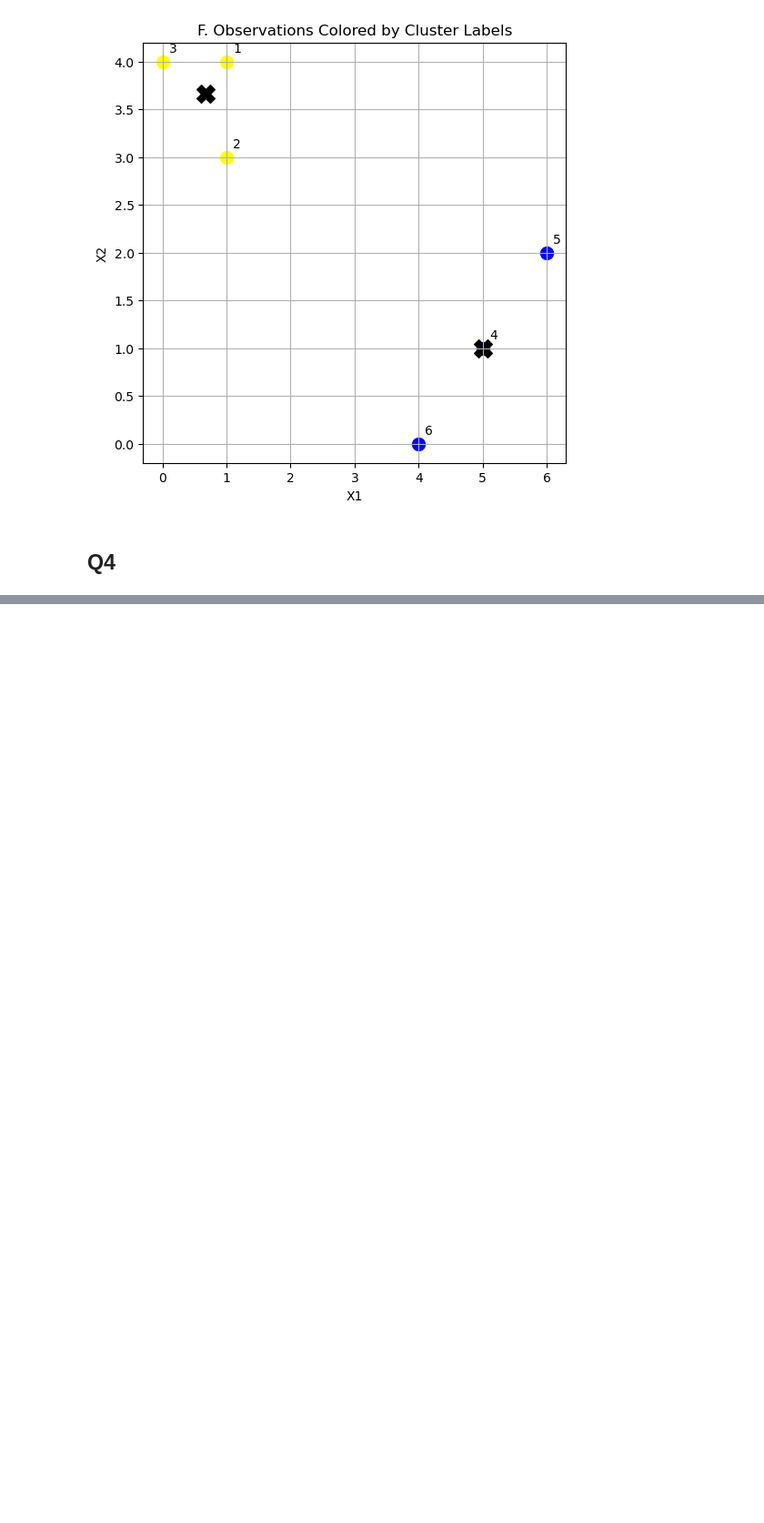
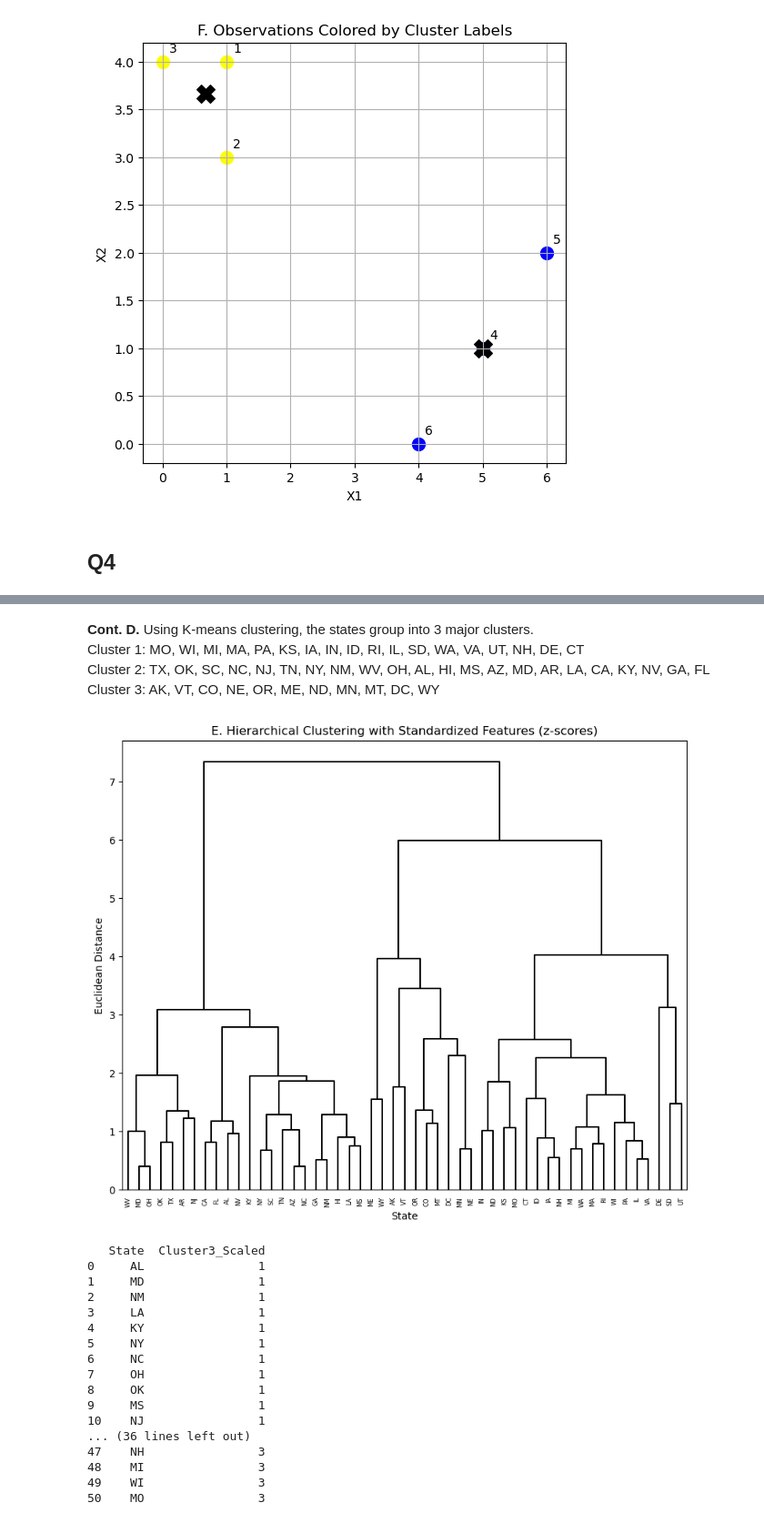
Before and after one commit to Ganga0506/code_2600, a Jupyter notebook: code/homework3.ipynb, the cells around one changed output, grey strips where cells are left out. Shown at 91% size. Saved outputs shown, nothing was run; the diff lists cells and outputs as text; code cells hidden in the pictures; blank space fills up the shorter version.

```diff
--- a/code/homework3.ipynb
+++ b/code/homework3.ipynb
@@ -355,0 +406,5 @@ Cluster
+# %%
+#Part C, Cut the dendrogram to create 4 clusters
+cluster_labels_4 = fcluster(linkage_comp, t=4, criterion='maxclust')
+cev_2021['Cluster4'] = cluster_labels_4
+print(cev_2021[['State', 'Cluster4']].sort_values('Cluster4').reset_index(drop=True))
@@ -355,0 +436,8 @@ Cluster
+# %%
+#Part D, K-means clustering to obtain new clusters of states
+from sklearn.cluster import KMeans
+
+kmeans = KMeans(n_clusters=3, random_state=42)
+kmeans.fit(cev_numeric)
+cev_2021['KMeans_Cluster3'] = kmeans.labels_ + 1
+print(cev_2021[['State', 'KMeans_Cluster3']].sort_values('KMeans_Cluster3').reset_index(drop=True))
@@ -355,0 +462,50 @@ Cluster
+# %% [markdown]
+**Cont. D.**
+Using K-means clustering, the states group into 3 major clusters.<br>
+Cluster 1: MO, WI, MI, MA, PA, KS, IA, IN, ID, RI, IL, SD, WA, VA, UT, NH, DE, CT<br>
+Cluster 2: TX, OK, SC, NC, NJ, TN, NY, NM, WV, OH, AL, HI, MS, AZ, MD, AR, LA, CA, KY, NV, GA, FL<br>
+Cluster 3: AK, VT, CO, NE, OR, ME, ND, MN, MT, DC, WY
+# %%
+# Part E: Repeat Part A with standardized features (z-scores)
+scaler = StandardScaler()
+cev_scaled = scaler.fit_transform(cev_numeric)
+
+hc_comp_scaled = AgglomerativeClustering(distance_threshold=0, n_clusters=None, linkage='complete')
+hc_comp_scaled.fit(cev_scaled)
+linkage_comp_scaled = compute_linkage(hc_comp_scaled)
+
+fig, ax = plt.subplots(1, 1, figsize=(10, 8))
+dendrogram(linkage_comp_scaled,
+           ax=ax,
+           leaf_rotation=90,
+           labels=cev_2021['State'].values,
+           color_threshold=-np.inf,
+           above_threshold_color='black')
+ax.set_title("E. Hierarchical Clustering with Standardized Features (z-scores)")
+ax.set_xlabel("State")
+ax.set_ylabel("Euclidean Distance")
+plt.show()
+
+# Part F: Cut the standardized dendrogram to create 3 clusters
+cluster_labels_scaled = fcluster(linkage_comp_scaled, t=3, criterion='maxclust')
+cev_2021['Cluster3_Scaled'] = cluster_labels_scaled
+print(cev_2021[['State', 'Cluster3_Scaled']].sort_values('Cluster3_Scaled').reset_index(drop=True))
+# %% [output]
+[figure, added]
+   State  Cluster3_Scaled
+0     AL                1
+1     MD                1
+2     NM                1
+3     LA                1
+4     KY                1
+5     NY                1
+6     NC                1
+7     OH                1
+8     OK                1
+9     MS                1
+10    NJ                1
+... (36 lines left out)
+47    NH                3
+48    MI                3
+49    WI                3
+50    MO                3
```
Also changed, not shown: parts of 12 cells of this notebook, 1 other file.
